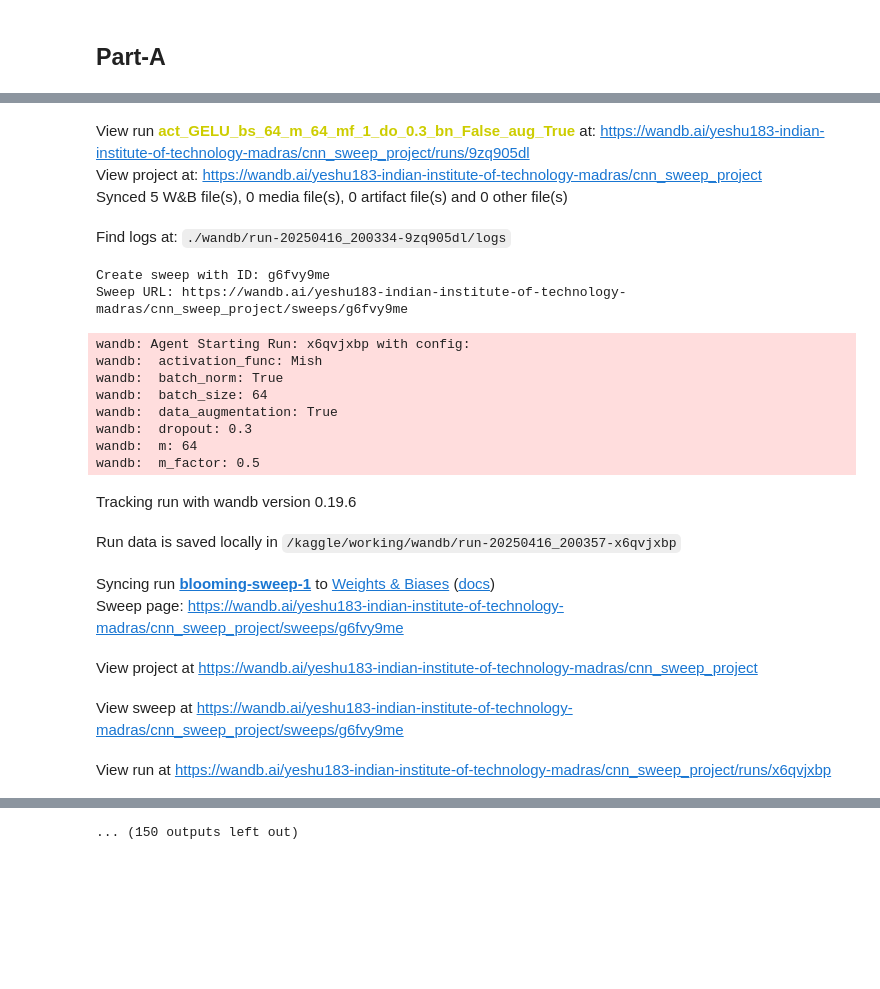
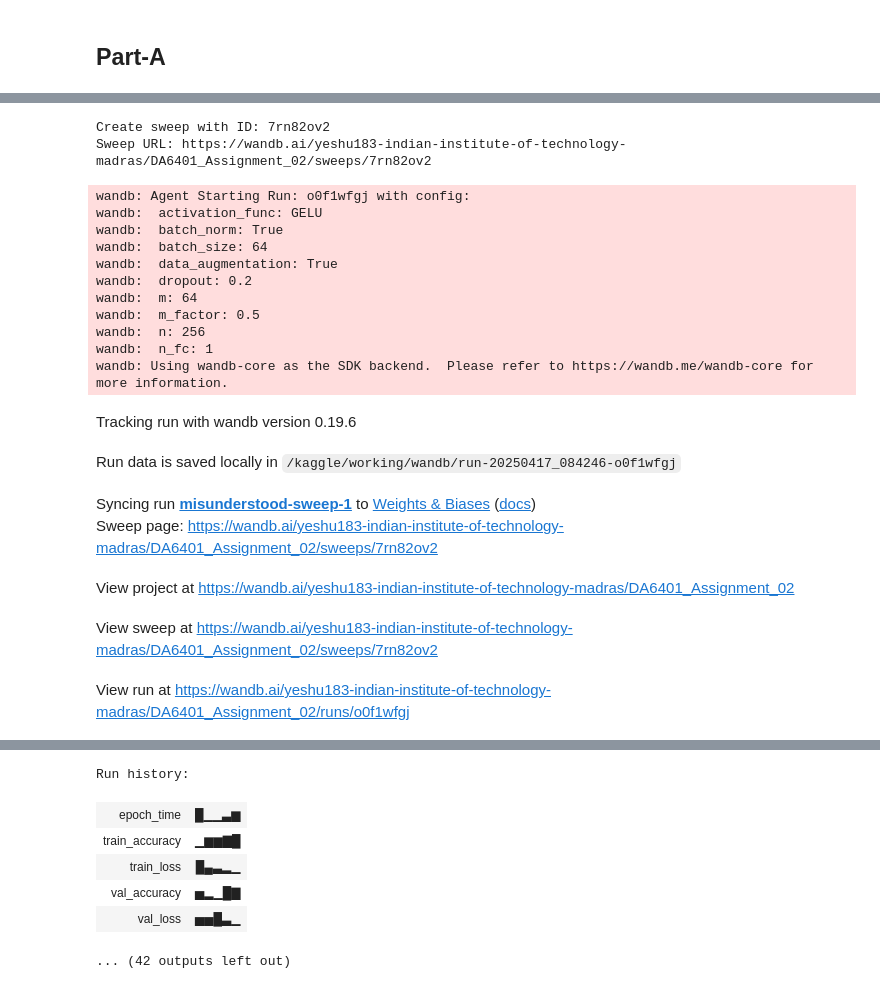
Before and after one commit to yeshu183/DA6401_Assignment_02, a Jupyter notebook: rough.ipynb, the cells around one changed output, grey strips where cells are left out. Drawn from its saved outputs; the diff is of its cells as text; code cells hidden in the pictures; blank space fills up the shorter version.

Commit message:
Part-A test part updated

```diff
--- a/rough.ipynb
+++ b/rough.ipynb
@@ -118,7 +118,7 @@ val_data = TensorDataset(X_val, y_val)
 test_data = TensorDataset(X_test, y_test)
 # %%
 class customCNN(nn.Module):
-    def __init__(self,m=16,k=3,n=256,m_factor=2,n_conv=5,activation_func="ReLU",batch_norm=True,dropout=0.5):
+    def __init__(self,m=16,k=3,n=256,m_factor=2,n_conv=5,n_fc=2,activation_func="ReLU",batch_norm=True,dropout=0.5):
         super().__init__()
         self.k = k # size of filters (kxk)
         self.n = n # no.of neurons in the dense layer
@@ -127,8 +127,10 @@ class customCNN(nn.Module):
         self.conv_layers = nn.ModuleList()
         self.batch_norm = batch_norm
         self.bn_layers = nn.ModuleList()
+        self.fc_layers = nn.ModuleList()
         self.dropout = nn.Dropout(dropout)
         self.n_conv = n_conv
+        self.n_fc = n_fc
         m = self.m
         for i in range(self.n_conv):
             if i==0:
@@ -144,6 +146,8 @@ class customCNN(nn.Module):
                     self.conv_layers.append(nn.Conv2d(int(m),int(m*self.m_fac),self.k))
                     self.bn_layers.append(nn.BatchNorm2d(int(m*self.m_fac)))
                     m = m*self.m_fac
+        for i in range(self.n_fc):
+            self.fc_layers.append(nn.LazyLinear(self.n))
 
         self.maxpool = nn.MaxPool2d(2,2)
         self.fc1 = nn.LazyLinear(self.n)
@@ -163,9 +167,10 @@ class customCNN(nn.Module):
             x = self.activation(x)
             x = self.maxpool(x)
         x = torch.flatten(x,1)
-        x = self.fc1(x)
-        x = self.dropout(x)
-        x = self.activation(x)
+        for i in range(self.n_fc):
+            x = self.fc_layers[i](x)
+            x = self.dropout(x)
+            x = self.activation(x)
         x = self.fc2(x)
         # output = F.softmax(x,dim=1)
         return x
@@ -243,7 +201,7 @@ def train(train_loader,val_loader,n_epochs=10):
 sweep_config = {
     'method': 'bayes',
     'metric': {
-        'name': 'test_accuracy',
+        'name': 'val_accuracy',
         'goal': 'maximize'
     },
     'parameters': {
@@ -251,6 +209,8 @@ sweep_config = {
         'm_factor': {'values': [1, 2, 0.5]},
         'dropout': {'values': [0.2, 0.3]},
         'activation_func': {'values': ['ReLU', 'GELU', 'SiLU', 'Mish']},
+        'n_fc' : {'values': [1,2]},
+        'n': {'values':[128,256]},
         'batch_norm': {'values': [True, False]},
         'batch_size': {'values': [32, 64]},
         'data_augmentation': {'values': [True, False]}
@@ -369,5 +316,5 @@ def train_sweep():
 # %%
 wandb.finish()
-sweep_id = wandb.sweep(sweep_config, project="cnn_sweep_project")
+sweep_id = wandb.sweep(sweep_config, project="DA6401_Assignment_02")
 wandb.agent(sweep_id, function=train_sweep, count=50)  # Runs 50 experiments
 # %% [output]
@@ -375,21 +321,20 @@ wandb.agent(sweep_id, function=train_sweep, count=50)  # Runs 50 experiments
+Create sweep with ID: 7rn82ov2
+Sweep URL: https://wandb.ai/yeshu183-indian-institute-of-technology-madras/DA6401_Assignment_02/sweeps/7rn82ov2
+wandb: Agent Starting Run: o0f1wfgj with config:
+wandb:  activation_func: GELU
+wandb:  batch_norm: True
+wandb:  batch_size: 64
+wandb:  data_augmentation: True
+wandb:  dropout: 0.2
+wandb:  m: 64
+wandb:  m_factor: 0.5
+wandb:  n: 256
+wandb:  n_fc: 1
+wandb: Using wandb-core as the SDK backend.  Please refer to https://wandb.me/wandb-core for more information.
-View run act_GELU_bs_64_m_64_mf_1_do_0.3_bn_False_aug_True at: https://wandb.ai/yeshu183-indian-institute-of-technology-madras/cnn_sweep_project/runs/9zq905dl
-View project at: https://wandb.ai/yeshu183-indian-institute-of-technology-madras/cnn_sweep_project
-Synced 5 W&B file(s), 0 media file(s), 0 artifact file(s) and 0 other file(s)
+Tracking run with wandb version 0.19.6
-Find logs at: ./wandb/run-20250416_200334-9zq905dl/logs
+Run data is saved locally in /kaggle/working/wandb/run-20250417_084246-o0f1wfgj
-Create sweep with ID: g6fvy9me
-Sweep URL: https://wandb.ai/yeshu183-indian-institute-of-technology-madras/cnn_sweep_project/sweeps/g6fvy9me
-wandb: Agent Starting Run: x6qvjxbp with config:
-wandb:  activation_func: Mish
-wandb:  batch_norm: True
-wandb:  batch_size: 64
-wandb:  data_augmentation: True
-wandb:  dropout: 0.3
-wandb:  m: 64
-wandb:  m_factor: 0.5
-Tracking run with wandb version 0.19.6
+Syncing run misunderstood-sweep-1 to Weights & Biases (docs)
+Sweep page: https://wandb.ai/yeshu183-indian-institute-of-technology-madras/DA6401_Assignment_02/sweeps/7rn82ov2
-Run data is saved locally in /kaggle/working/wandb/run-20250416_200357-x6qvjxbp
+View project at https://wandb.ai/yeshu183-indian-institute-of-technology-madras/DA6401_Assignment_02
-Syncing run blooming-sweep-1 to Weights & Biases (docs)
-Sweep page: https://wandb.ai/yeshu183-indian-institute-of-technology-madras/cnn_sweep_project/sweeps/g6fvy9me
+View sweep at https://wandb.ai/yeshu183-indian-institute-of-technology-madras/DA6401_Assignment_02/sweeps/7rn82ov2
-View project at https://wandb.ai/yeshu183-indian-institute-of-technology-madras/cnn_sweep_project
+View run at https://wandb.ai/yeshu183-indian-institute-of-technology-madras/DA6401_Assignment_02/runs/o0f1wfgj
-View sweep at https://wandb.ai/yeshu183-indian-institute-of-technology-madras/cnn_sweep_project/sweeps/g6fvy9me
-View run at https://wandb.ai/yeshu183-indian-institute-of-technology-madras/cnn_sweep_project/runs/x6qvjxbp
@@ -413 +347,7 @@ Final Test Accuracy: 24.30% | Final Test Loss: 2.097
-... (150 outputs left out)
+Run history:
+| epoch_time | █▁▁▃▆ |
+| train_accuracy | ▁▆▆▇█ |
+| train_loss | █▄▃▂▁ |
+| val_accuracy | ▅▂▁█▇ |
+| val_loss | ▅▅█▃▁ |
+... (42 outputs left out)
```
Also changed, not shown: parts of 8 cells of this notebook.
